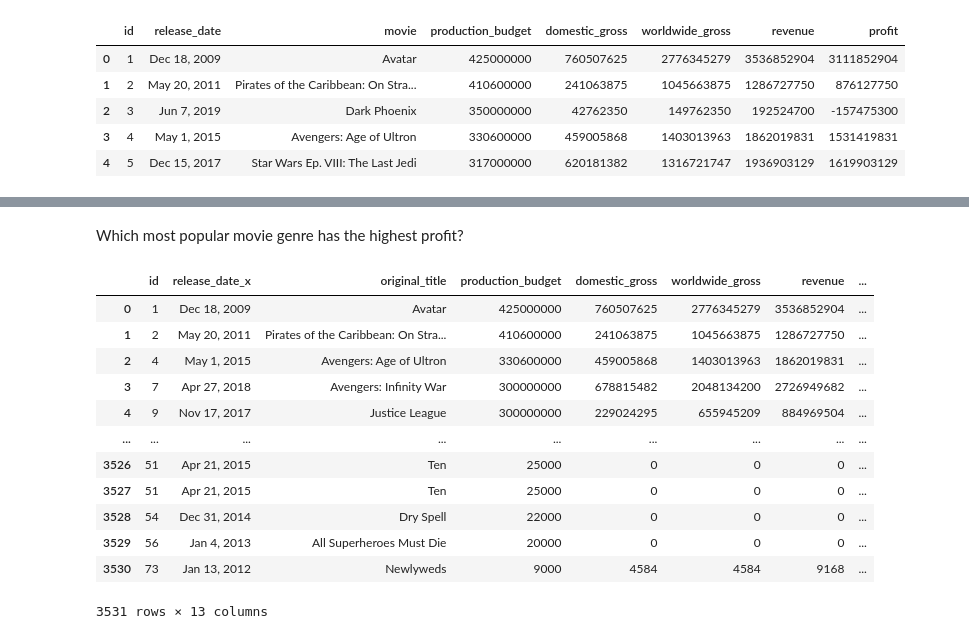
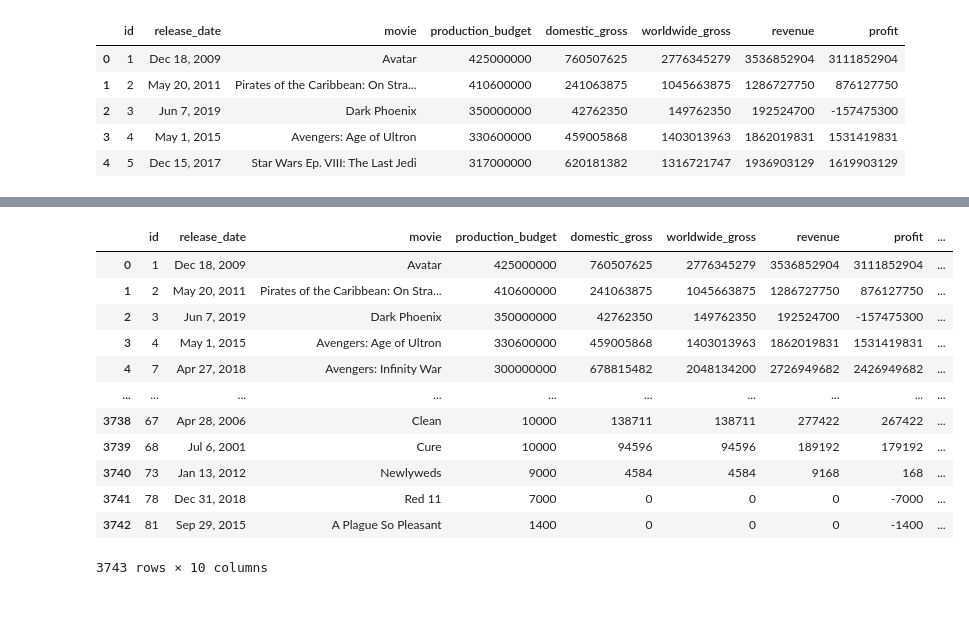
Before and after one commit to myrnagrace/dsc-phase-1-project, a Jupyter notebook: Movie_Analysis_Project.ipynb, the cells around one changed output, grey strips where cells are left out. Saved outputs shown, nothing was run; the diff lists cells and outputs as text; code cells hidden in the pictures; blank space fills up the shorter version.

```diff
--- a/Movie_Analysis_Project.ipynb
+++ b/Movie_Analysis_Project.ipynb
@@ -233,3 +162,0 @@ imbd_title_data
-# %%
-imbd_title_data = imbd_title_data.rename(columns={"primary_title": "original_title"})
-imbd_title_data
@@ -249,0 +163,6 @@ imbd_title_data
+# %%
+imbd_title_data = imbd_title_data.drop(["original_title", "runtime_minutes", "tconst"], axis = 1)
+imbd_title_data.dropna(inplace=True)  # drop missing value genres
+imbd_title_data = imbd_title_data.rename(columns={"primary_title": "movie"})
+imbd_title_data.isna().sum()
+imbd_title_data.info()
@@ -249,0 +197,11 @@ imbd_title_data
+# %%
+def first_genre_listed(n):
+    # Return only the first genre listed
+    n = str(n)
+    if n == '\\N':
+        return ''
+    return n.split(',')[0].strip()
+
+imbd_title_data['genres'] = imbd_title_data['genres'].apply(first_genre_listed)
+
+imbd_title_data
@@ -466,6 +348,3 @@ df_movie_budgets.head()
 | 2 | 3 | Jun 7, 2019 | Dark Phoenix | 350000000 | 42762350 | 149762350 | 192524700 | -157475300 |
 | 3 | 4 | May 1, 2015 | Avengers: Age of Ultron | 330600000 | 459005868 | 1403013963 | 1862019831 | 1531419831 |
 | 4 | 5 | Dec 15, 2017 | Star Wars Ep. VIII: The Last Jedi | 317000000 | 620181382 | 1316721747 | 1936903129 | 1619903129 |
-# %%
-df_movie_budgets = df_movie_budgets.rename(columns={"movie": "original_title"})
-df_movie_budgets
@@ -492,22 +351,20 @@ df_movie_budgets
-# %% [markdown]
-Which most popular movie genre has the highest profit?
 # %%
-imdb_tmdb_budgets = df_movie_budgets.merge(imbd_tmdb_df, on='original_title')
+imdb_tmdb_budgets = df_movie_budgets.merge(imbd_title_data, on='movie',)
 imdb_tmdb_budgets
 # %% [output]
-|  | id | release_date_x | original_title | production_budget | domestic_gross | worldwide_gross | revenue | ... |
-| 0 | 1 | Dec 18, 2009 | Avatar | 425000000 | 760507625 | 2776345279 | 3536852904 | ... |
-| 1 | 2 | May 20, 2011 | Pirates of the Caribbean: On Stra... | 410600000 | 241063875 | 1045663875 | 1286727750 | ... |
-| 2 | 4 | May 1, 2015 | Avengers: Age of Ultron | 330600000 | 459005868 | 1403013963 | 1862019831 | ... |
-| 3 | 7 | Apr 27, 2018 | Avengers: Infinity War | 300000000 | 678815482 | 2048134200 | 2726949682 | ... |
-| 4 | 9 | Nov 17, 2017 | Justice League | 300000000 | 229024295 | 655945209 | 884969504 | ... |
-| ... | ... | ... | ... | ... | ... | ... | ... | ... |
-| 3526 | 51 | Apr 21, 2015 | Ten | 25000 | 0 | 0 | 0 | ... |
-| 3527 | 51 | Apr 21, 2015 | Ten | 25000 | 0 | 0 | 0 | ... |
-| 3528 | 54 | Dec 31, 2014 | Dry Spell | 22000 | 0 | 0 | 0 | ... |
-| 3529 | 56 | Jan 4, 2013 | All Superheroes Must Die | 20000 | 0 | 0 | 0 | ... |
-| 3530 | 73 | Jan 13, 2012 | Newlyweds | 9000 | 4584 | 4584 | 9168 | ... |
+|  | id | release_date | movie | production_budget | domestic_gross | worldwide_gross | revenue | profit | ... |
+| 0 | 1 | Dec 18, 2009 | Avatar | 425000000 | 760507625 | 2776345279 | 3536852904 | 3111852904 | ... |
+| 1 | 2 | May 20, 2011 | Pirates of the Caribbean: On Stra... | 410600000 | 241063875 | 1045663875 | 1286727750 | 876127750 | ... |
+| 2 | 3 | Jun 7, 2019 | Dark Phoenix | 350000000 | 42762350 | 149762350 | 192524700 | -157475300 | ... |
+| 3 | 4 | May 1, 2015 | Avengers: Age of Ultron | 330600000 | 459005868 | 1403013963 | 1862019831 | 1531419831 | ... |
+| 4 | 7 | Apr 27, 2018 | Avengers: Infinity War | 300000000 | 678815482 | 2048134200 | 2726949682 | 2426949682 | ... |
+| ... | ... | ... | ... | ... | ... | ... | ... | ... | ... |
+| 3738 | 67 | Apr 28, 2006 | Clean | 10000 | 138711 | 138711 | 277422 | 267422 | ... |
+| 3739 | 68 | Jul 6, 2001 | Cure | 10000 | 94596 | 94596 | 189192 | 179192 | ... |
+| 3740 | 73 | Jan 13, 2012 | Newlyweds | 9000 | 4584 | 4584 | 9168 | 168 | ... |
+| 3741 | 78 | Dec 31, 2018 | Red 11 | 7000 | 0 | 0 | 0 | -7000 | ... |
+| 3742 | 81 | Sep 29, 2015 | A Plague So Pleasant | 1400 | 0 | 0 | 0 | -1400 | ... |
-3531 rows × 13 columns
+3743 rows × 10 columns
 # %%
 imdb_tmdb_budgets.duplicated(subset='id')
 # %% [output]
```
Also changed, not shown: parts of 43 cells of this notebook, 5 other files.
